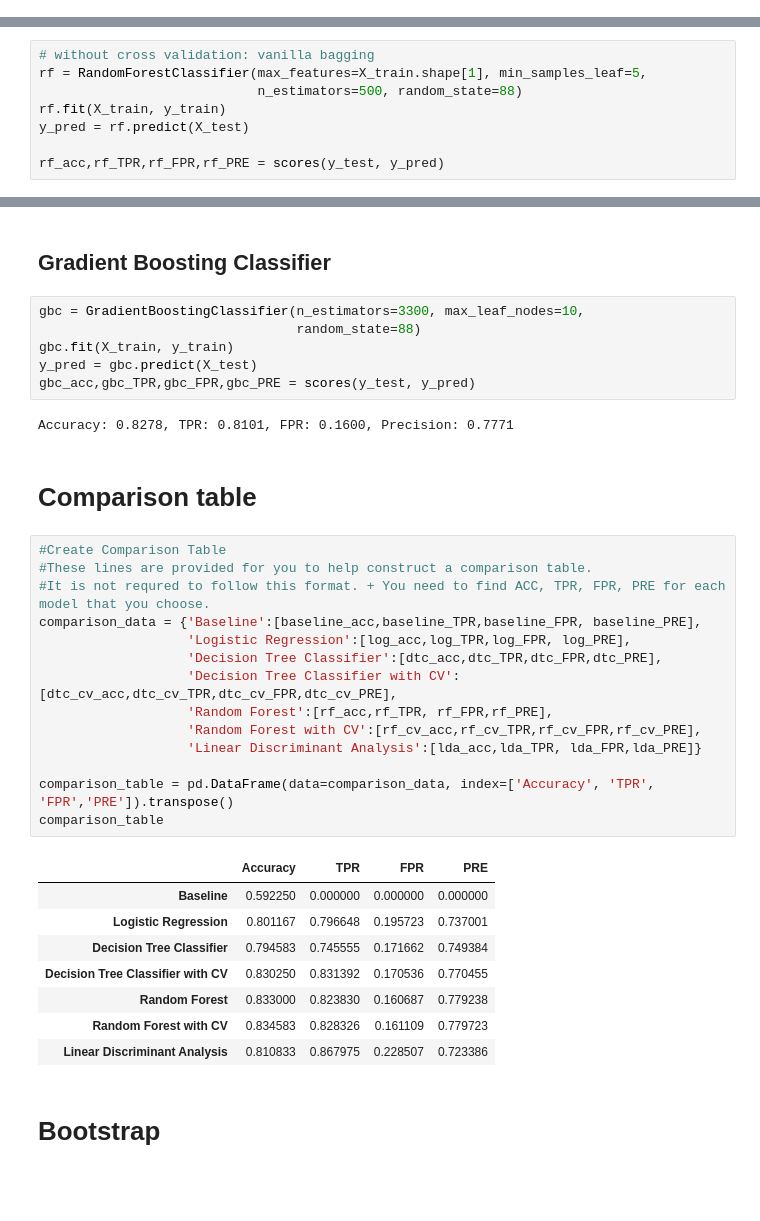
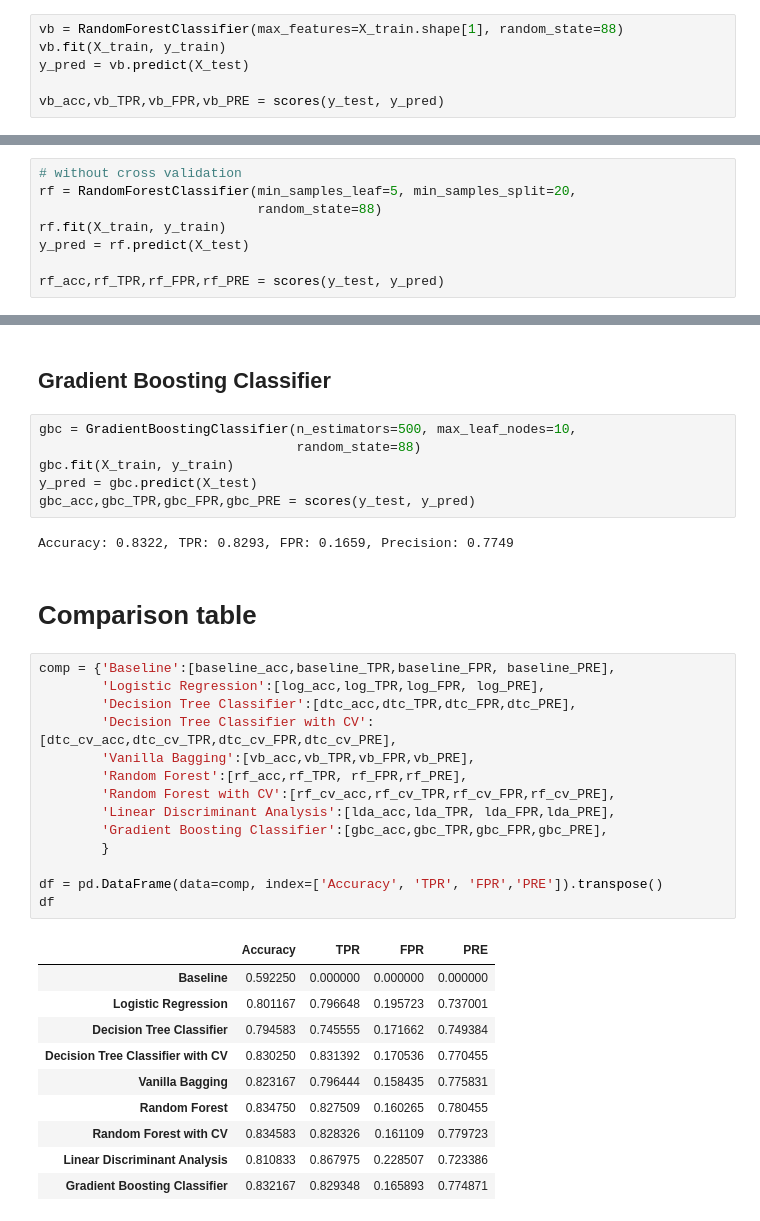
Before and after one commit to eugpoon/wildfire, a Jupyter notebook: model.ipynb, the cells around one changed output, grey strips where cells are left out. Saved outputs shown, nothing was run; the diff lists cells and outputs as text; blank space fills up the shorter version.

```diff
--- a/model.ipynb
+++ b/model.ipynb
@@ -192,0 +195,6 @@ Accuracy: 0.8303, TPR: 0.8314, FPR: 0.1705, Precision: 0.7705
+# %%
+vb = RandomForestClassifier(max_features=X_train.shape[1], random_state=88)
+vb.fit(X_train, y_train)
+y_pred = vb.predict(X_test)
+
+vb_acc,vb_TPR,vb_FPR,vb_PRE = scores(y_test, y_pred)
@@ -193,9 +203,9 @@ Accuracy: 0.8303, TPR: 0.8314, FPR: 0.1705, Precision: 0.7705
 # %% [markdown]
 ## Random Forest
 # %%
-# without cross validation: vanilla bagging
-rf = RandomForestClassifier(max_features=X_train.shape[1], min_samples_leaf=5,
-                            n_estimators=500, random_state=88)
+# without cross validation
+rf = RandomForestClassifier(min_samples_leaf=5, min_samples_split=20,
+                            random_state=88)
 rf.fit(X_train, y_train)
 y_pred = rf.predict(X_test)
 
@@ -231,37 +242,37 @@ Accuracy: 0.8108, TPR: 0.8680, FPR: 0.2285, Precision: 0.7234
 # %% [markdown]
 ## Gradient Boosting Classifier
 # %%
-gbc = GradientBoostingClassifier(n_estimators=3300, max_leaf_nodes=10,
+gbc = GradientBoostingClassifier(n_estimators=500, max_leaf_nodes=10,
                                  random_state=88)
 gbc.fit(X_train, y_train)
 y_pred = gbc.predict(X_test)
 gbc_acc,gbc_TPR,gbc_FPR,gbc_PRE = scores(y_test, y_pred)
 # %% [output]
-Accuracy: 0.8278, TPR: 0.8101, FPR: 0.1600, Precision: 0.7771
+Accuracy: 0.8322, TPR: 0.8293, FPR: 0.1659, Precision: 0.7749
 # %% [markdown]
 # Comparison table
 # %%
-#Create Comparison Table
-#These lines are provided for you to help construct a comparison table.
-#It is not requred to follow this format. + You need to find ACC, TPR, FPR, PRE for each model that you choose.
-comparison_data = {'Baseline':[baseline_acc,baseline_TPR,baseline_FPR, baseline_PRE],
-                   'Logistic Regression':[log_acc,log_TPR,log_FPR, log_PRE],
-                   'Decision Tree Classifier':[dtc_acc,dtc_TPR,dtc_FPR,dtc_PRE],
-                   'Decision Tree Classifier with CV':[dtc_cv_acc,dtc_cv_TPR,dtc_cv_FPR,dtc_cv_PRE],
-                   'Random Forest':[rf_acc,rf_TPR, rf_FPR,rf_PRE],
-                   'Random Forest with CV':[rf_cv_acc,rf_cv_TPR,rf_cv_FPR,rf_cv_PRE],
-                   'Linear Discriminant Analysis':[lda_acc,lda_TPR, lda_FPR,lda_PRE]}
+comp = {'Baseline':[baseline_acc,baseline_TPR,baseline_FPR, baseline_PRE],
+        'Logistic Regression':[log_acc,log_TPR,log_FPR, log_PRE],
+        'Decision Tree Classifier':[dtc_acc,dtc_TPR,dtc_FPR,dtc_PRE],
+        'Decision Tree Classifier with CV':[dtc_cv_acc,dtc_cv_TPR,dtc_cv_FPR,dtc_cv_PRE],
+        'Vanilla Bagging':[vb_acc,vb_TPR,vb_FPR,vb_PRE],
+        'Random Forest':[rf_acc,rf_TPR, rf_FPR,rf_PRE],
+        'Random Forest with CV':[rf_cv_acc,rf_cv_TPR,rf_cv_FPR,rf_cv_PRE],
+        'Linear Discriminant Analysis':[lda_acc,lda_TPR, lda_FPR,lda_PRE],
+        'Gradient Boosting Classifier':[gbc_acc,gbc_TPR,gbc_FPR,gbc_PRE],
+        }
 
-comparison_table = pd.DataFrame(data=comparison_data, index=['Accuracy', 'TPR', 'FPR','PRE']).transpose()
-comparison_table
+df = pd.DataFrame(data=comp, index=['Accuracy', 'TPR', 'FPR','PRE']).transpose()
+df
 # %% [output]
 |  | Accuracy | TPR | FPR | PRE |
 | Baseline | 0.592250 | 0.000000 | 0.000000 | 0.000000 |
 | Logistic Regression | 0.801167 | 0.796648 | 0.195723 | 0.737001 |
 | Decision Tree Classifier | 0.794583 | 0.745555 | 0.171662 | 0.749384 |
 | Decision Tree Classifier with CV | 0.830250 | 0.831392 | 0.170536 | 0.770455 |
-| Random Forest | 0.833000 | 0.823830 | 0.160687 | 0.779238 |
+| Vanilla Bagging | 0.823167 | 0.796444 | 0.158435 | 0.775831 |
+| Random Forest | 0.834750 | 0.827509 | 0.160265 | 0.780455 |
 | Random Forest with CV | 0.834583 | 0.828326 | 0.161109 | 0.779723 |
 | Linear Discriminant Analysis | 0.810833 | 0.867975 | 0.228507 | 0.723386 |
+| Gradient Boosting Classifier | 0.832167 | 0.829348 | 0.165893 | 0.774871 |
-# %% [markdown]
-# Bootstrap
```
Also changed, not shown: parts of 34 cells of this notebook.
